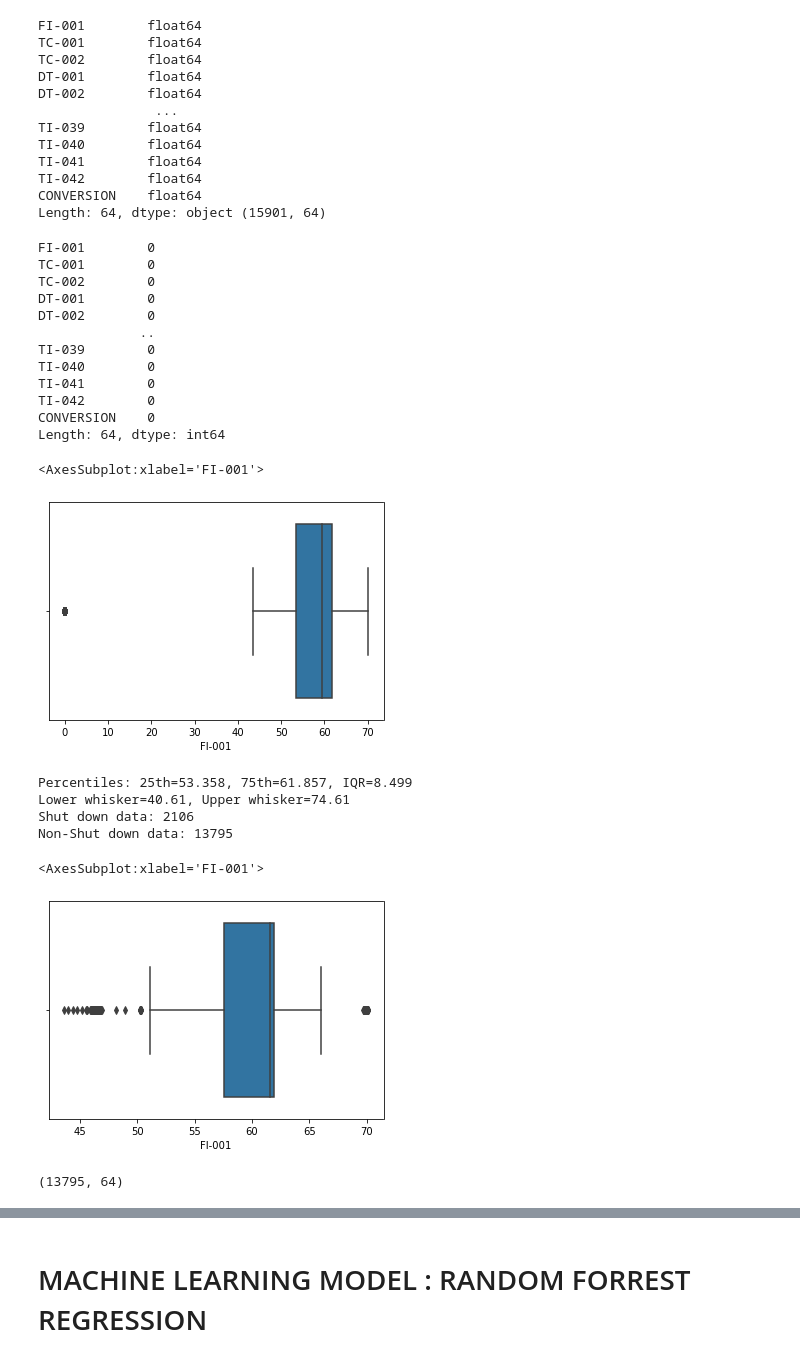
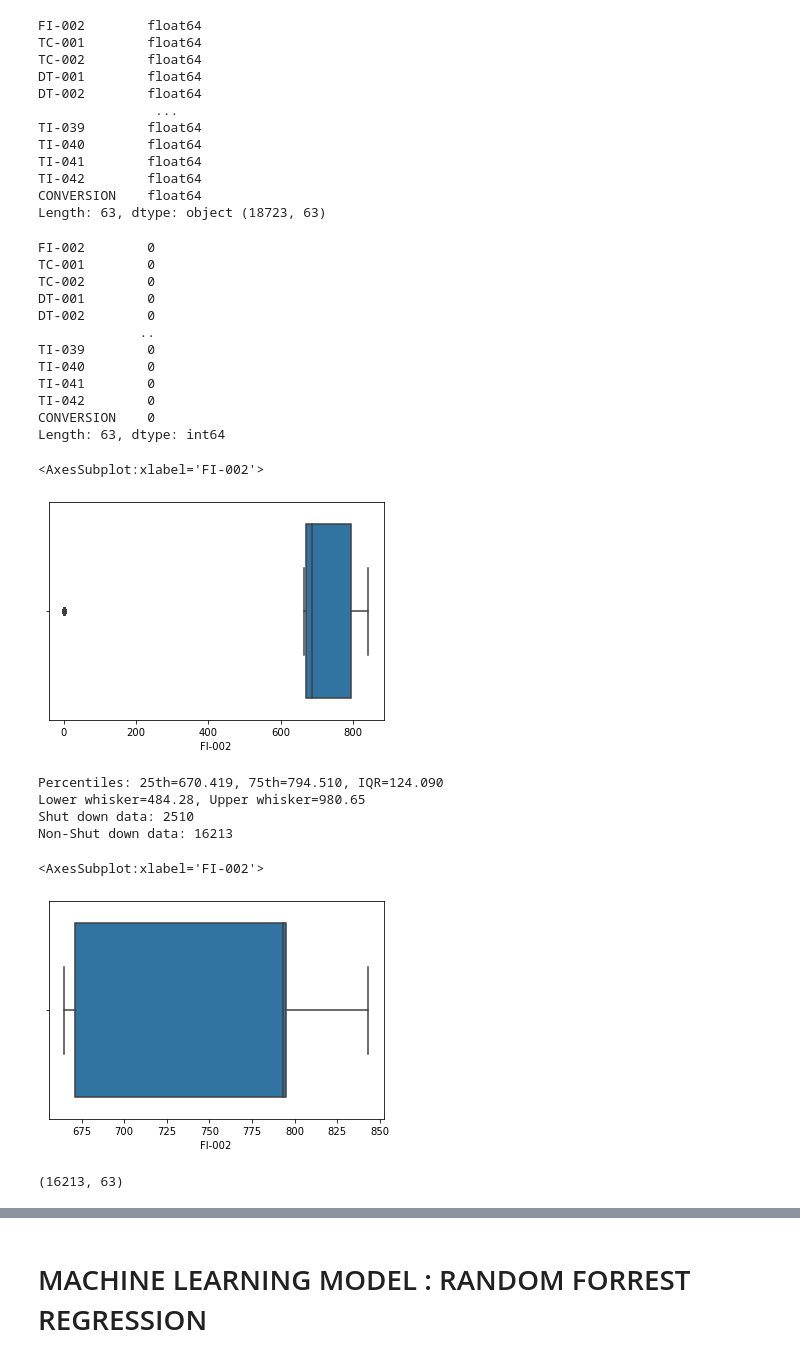
Before and after one commit to WisnuHanif/reactor_data, a Jupyter notebook: research_data.ipynb, the cells around one changed output, grey strips where cells are left out. Drawn from its saved outputs; the diff is of its cells as text; code cells hidden in the pictures.

```diff
--- a/research_data.ipynb
+++ b/research_data.ipynb
@@ -7,6 +7,6 @@ import matplotlib.pyplot as plt
 import seaborn as sns
 # %%
 #Importing research data
-prep0 = pd.read_csv('reactor_data.csv')
+prep0 = pd.read_csv('https://raw.githubusercontent.com/WisnuHanif/reactor_data/main/reactor_data.csv')
 prep0.head()
 # %% [output]
@@ -35,5 +37,6 @@ Index(['Time', 'Running_cycle', 'FI-001', 'TC-001', 'TC-002', 'DT-001',
 # %%
 #Removing variable description & 'NO', 'Time' column
-prep1 = prep0.iloc[1:, :].drop(['Running_cycle','Time'], axis=1)
-prep1.head()
+#prep1 = prep0.iloc[1:, :].drop(['Running_cycle','Time'], axis=1)
+prep1 = prep0.iloc[:, :].drop(['FI-001','Running_cycle','Time'], axis=1)
+prep1
 # %% [output]
@@ -64,7 +58,7 @@ Length: 64, dtype: object
 prep2 = prep1.apply(pd.to_numeric)
 print(prep2.dtypes, prep2.shape)
 # %% [output]
-FI-001        float64
+FI-002        float64
 TC-001        float64
 TC-002        float64
 DT-001        float64
@@ -75,12 +69,12 @@ TI-040        float64
 TI-041        float64
 TI-042        float64
 CONVERSION    float64
-Length: 64, dtype: object (15901, 64)
+Length: 63, dtype: object (18723, 63)
 # %%
 #Check if there's missing value
 prep2.isnull().sum()
 # %% [output]
-FI-001        0
+FI-002        0
 TC-001        0
 TC-002        0
 DT-001        0
@@ -91,20 +85,19 @@ TI-040        0
 TI-041        0
 TI-042        0
 CONVERSION    0
-Length: 64, dtype: int64
+Length: 63, dtype: int64
 # %%
 #Removing data where plant is not run, by identifying total raw material 'FI-001' loss flow rate
-import seaborn as sns
-sns.boxplot(data=prep2,x=prep2['FI-001'])
+sns.boxplot(data=prep2,x=prep2['FI-002'])
 # %% [output]
-<AxesSubplot:xlabel='FI-001'>
+<AxesSubplot:xlabel='FI-002'>
-[figure, old version]
+[figure, new version]
 # %%
 #Remove shut down data by identifying outlier FI-001 with Inter Quantile Range Method
 
 from numpy import percentile
 # calculate interquartile range
-q25_a, q75_a = percentile(prep2['FI-001'], 25), percentile(prep2['FI-001'], 75)
+q25_a, q75_a = percentile(prep2['FI-002'], 25), percentile(prep2['FI-002'], 75)
 iqr_a = q75_a - q25_a
 print('Percentiles: 25th=%.3f, 75th=%.3f, IQR=%.3f' % (q25_a, q75_a, iqr_a))
 # calculate the outlier cutoff
@@ -112,27 +105,27 @@ cut_off_a = iqr_a * 1.5
 lower_a, upper_a = q25_a - cut_off_a, q75_a + cut_off_a
 print('Lower whisker=%.2f, Upper whisker=%.2f' % (lower_a, upper_a))
 # identify outliers
-shut_down_data = prep2[(prep2['FI-001']<lower_a)|(prep2['FI-001']>upper_a)]
+shut_down_data = prep2[(prep2['FI-002']<lower_a)|(prep2['FI-002']>upper_a)]
 print('Shut down data: %d' % len(shut_down_data))
 # remove outliers
-shut_down_removed = prep2[(prep2['FI-001']>lower_a)&(prep2['FI-001']<upper_a)]
+shut_down_removed = prep2[(prep2['FI-002']>lower_a)&(prep2['FI-002']<upper_a)]
 print('Non-Shut down data: %d' % len(shut_down_removed))
 # %% [output]
-Percentiles: 25th=53.358, 75th=61.857, IQR=8.499
-Lower whisker=40.61, Upper whisker=74.61
-Shut down data: 2106
-Non-Shut down data: 13795
+Percentiles: 25th=670.419, 75th=794.510, IQR=124.090
+Lower whisker=484.28, Upper whisker=980.65
+Shut down data: 2510
+Non-Shut down data: 16213
 # %%
 #Check again if there's still outlier in 'FI-001'
-sns.boxplot(data=shut_down_removed, x=shut_down_removed['FI-001'])
+sns.boxplot(data=shut_down_removed, x=shut_down_removed['FI-002'])
 # %% [output]
-<AxesSubplot:xlabel='FI-001'>
+<AxesSubplot:xlabel='FI-002'>
-[figure, old version]
+[figure, new version]
 # %%
 prep3 = shut_down_removed
 prep3.shape
 # %% [output]
-(13795, 64)
+(16213, 63)
 # %%
 #Remove outlier for all variables while keeps the whole row intact
 lb = prep3.quantile(0.01)
```
Also changed, not shown: parts of 139 cells of this notebook.
